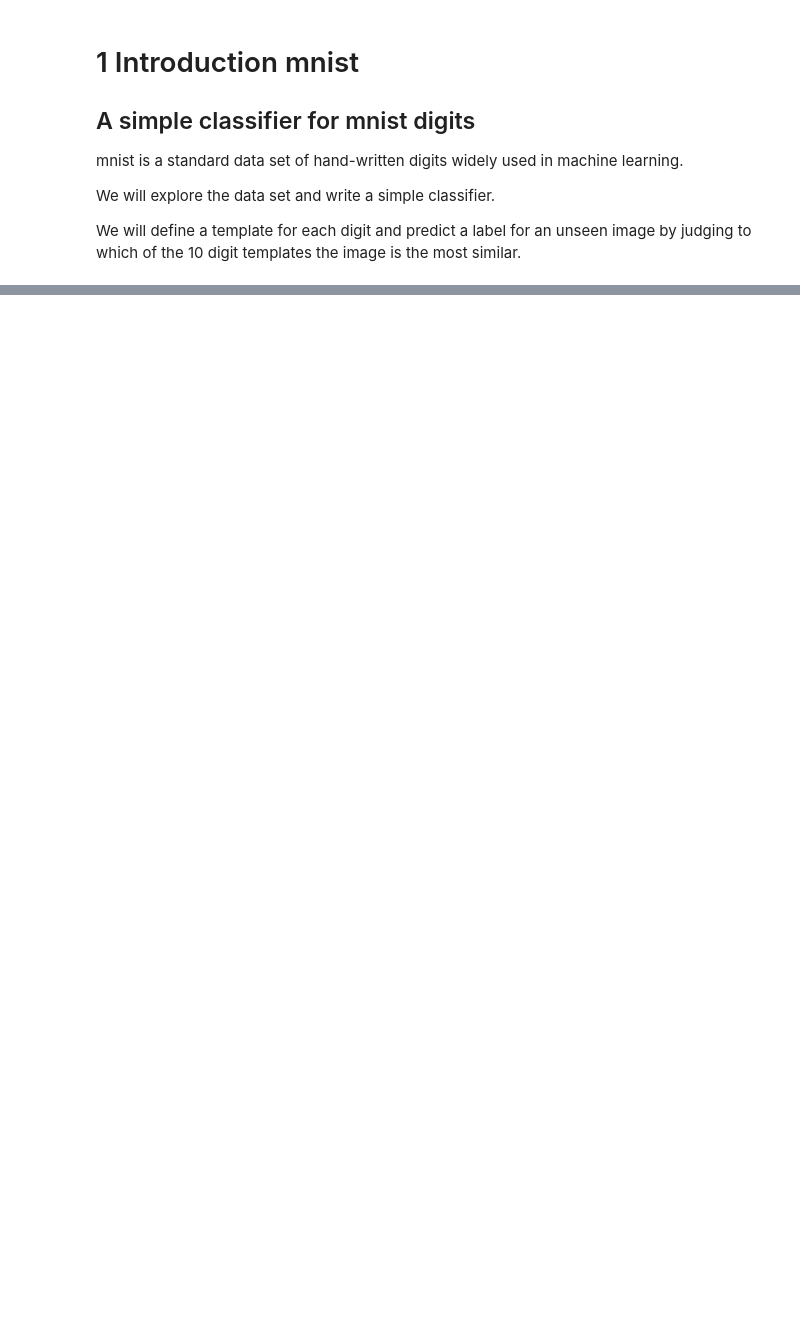
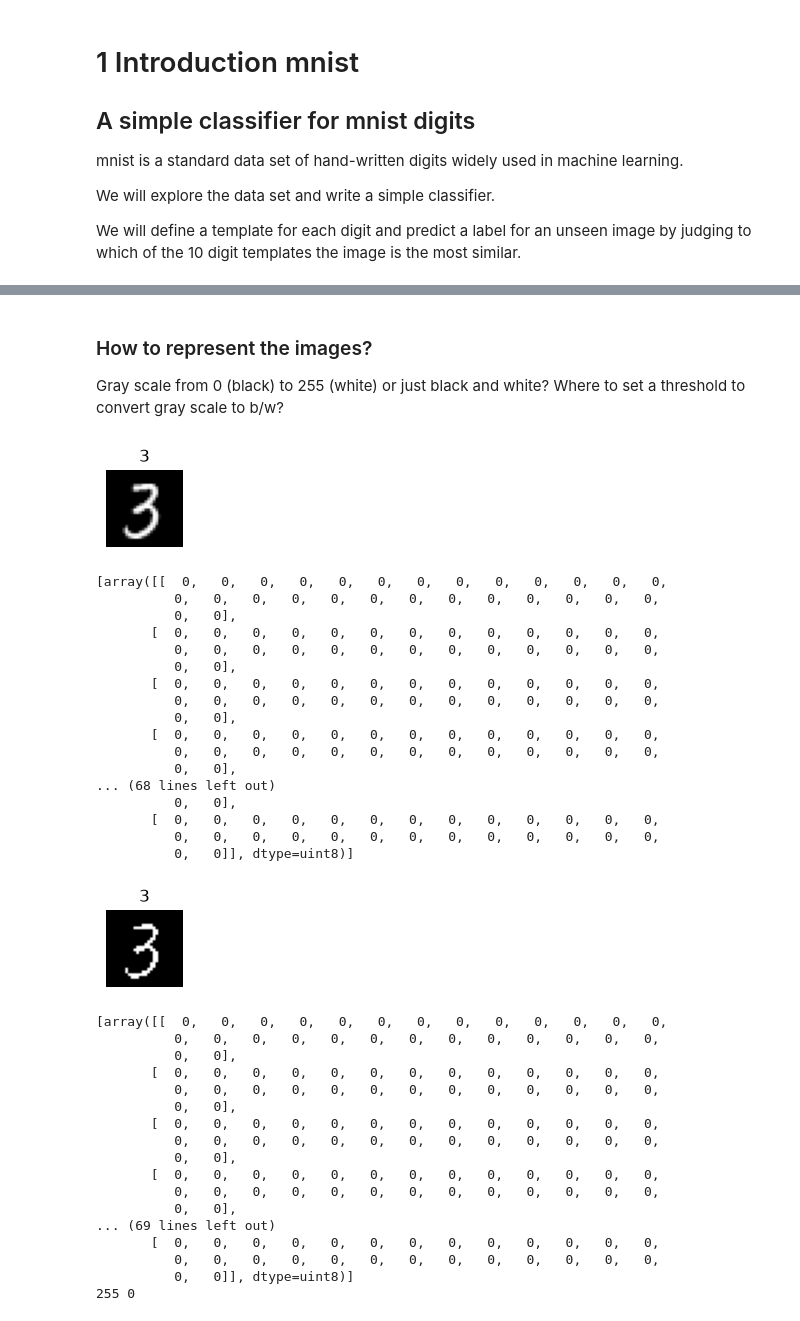
Before and after one commit to dikshita0719/Intelligent-Systems, a Jupyter notebook: 1_introduction_mnist.ipynb, the cells around one changed output, grey strips where cells are left out. Cells and saved outputs as stored; diff of their text form; code cells hidden in the pictures; blank space fills up the shorter version.

```diff
--- a/1_introduction_mnist.ipynb
+++ b/1_introduction_mnist.ipynb
@@ -58,0 +132,74 @@ ModuleNotFoundError: No module named 'keras'
+# %% [markdown]
+### How to represent the images?
+
+Gray scale from 0 (black) to 255 (white) or just black and white? Where to set a threshold to convert gray scale to b/w?
+# %%
+xs,ys = random_xys(1)
+#xs,ys= x_train[5:6], y_train[5:6]
+show(xs,ys)
+print(xs)
+
+threshold = 200 #@param {type:"number"}
+binary = True #@param {type:"boolean"}
+
+#
+#It checks each pixel, compares the threshold,
+#and if it is greater than threshold, it will set the pixel to 255 (white) --> binary true
+#else it will leave it as is. If the pixel is less than or
+# equal to threshold, it will set the pixel to 0 (black).
+#
+def bw(img, threshold):
+  for i in range(28):
+    for j in range(28):
+      if img[i,j]>threshold:
+        if binary: img[i,j]=255 # if threshold > 255, this will not make a difference
+                                # the code does not get to this point,
+                                # it just skips the whole block in the previous step,
+                                # and makes all pixels 0(black)
+      else:
+        img[i,j]=0
+  return img
+
+for i in range(len(xs)):
+  xs[i]=bw(xs[i], threshold)
+
+show(xs,ys)
+print(xs)
+print(xs[0].max(), xs[0].min())
+# %% [output]
+[figure, added]
+[array([[  0,   0,   0,   0,   0,   0,   0,   0,   0,   0,   0,   0,   0,
+          0,   0,   0,   0,   0,   0,   0,   0,   0,   0,   0,   0,   0,
+          0,   0],
+       [  0,   0,   0,   0,   0,   0,   0,   0,   0,   0,   0,   0,   0,
+          0,   0,   0,   0,   0,   0,   0,   0,   0,   0,   0,   0,   0,
+          0,   0],
+       [  0,   0,   0,   0,   0,   0,   0,   0,   0,   0,   0,   0,   0,
+          0,   0,   0,   0,   0,   0,   0,   0,   0,   0,   0,   0,   0,
+          0,   0],
+       [  0,   0,   0,   0,   0,   0,   0,   0,   0,   0,   0,   0,   0,
+          0,   0,   0,   0,   0,   0,   0,   0,   0,   0,   0,   0,   0,
+          0,   0],
+... (68 lines left out)
+          0,   0],
+       [  0,   0,   0,   0,   0,   0,   0,   0,   0,   0,   0,   0,   0,
+          0,   0,   0,   0,   0,   0,   0,   0,   0,   0,   0,   0,   0,
+          0,   0]], dtype=uint8)]
+[figure, added]
+[array([[  0,   0,   0,   0,   0,   0,   0,   0,   0,   0,   0,   0,   0,
+          0,   0,   0,   0,   0,   0,   0,   0,   0,   0,   0,   0,   0,
+          0,   0],
+       [  0,   0,   0,   0,   0,   0,   0,   0,   0,   0,   0,   0,   0,
+          0,   0,   0,   0,   0,   0,   0,   0,   0,   0,   0,   0,   0,
+          0,   0],
+       [  0,   0,   0,   0,   0,   0,   0,   0,   0,   0,   0,   0,   0,
+          0,   0,   0,   0,   0,   0,   0,   0,   0,   0,   0,   0,   0,
+          0,   0],
+       [  0,   0,   0,   0,   0,   0,   0,   0,   0,   0,   0,   0,   0,
+          0,   0,   0,   0,   0,   0,   0,   0,   0,   0,   0,   0,   0,
+          0,   0],
+... (69 lines left out)
+       [  0,   0,   0,   0,   0,   0,   0,   0,   0,   0,   0,   0,   0,
+          0,   0,   0,   0,   0,   0,   0,   0,   0,   0,   0,   0,   0,
+          0,   0]], dtype=uint8)]
+255 0
```
Also changed, not shown: parts of 12 cells of this notebook.
